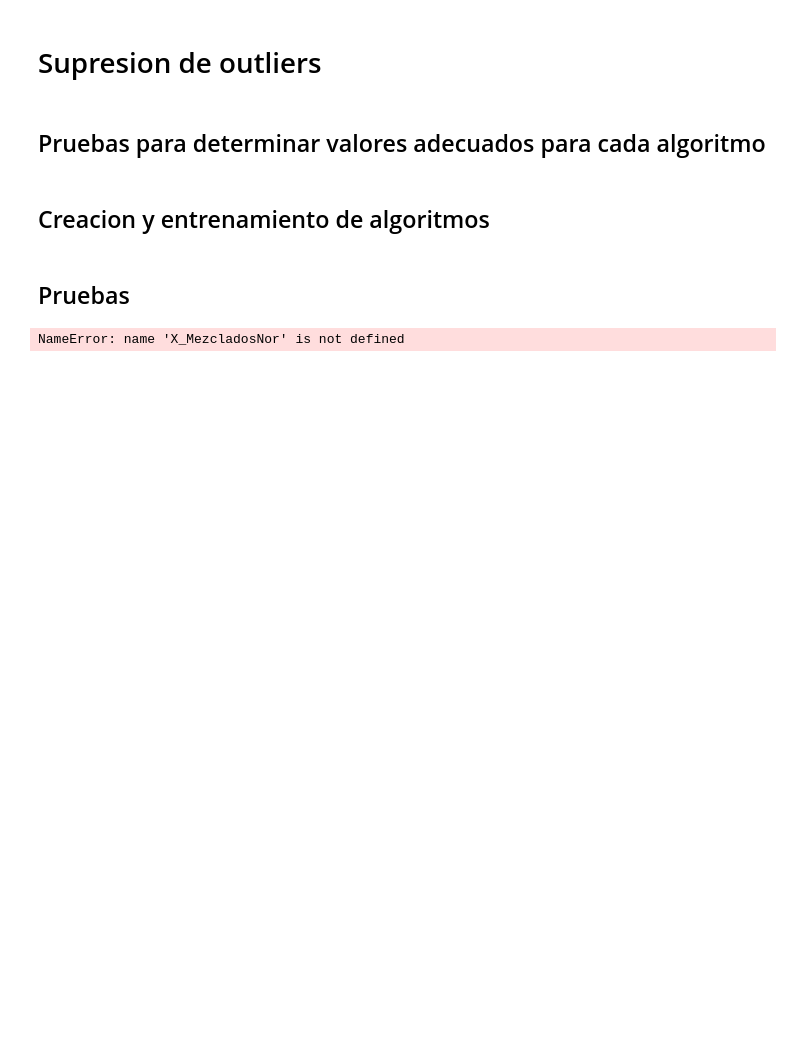
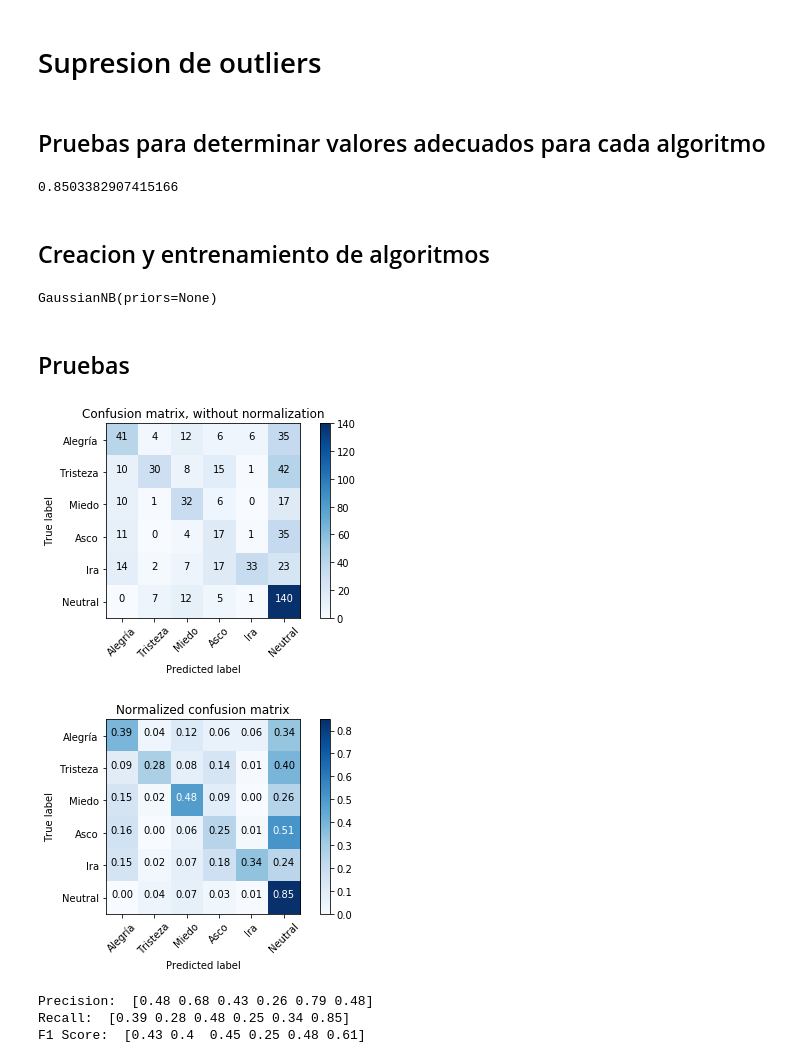
Before and after one commit to MrDevoid/TFG, a Jupyter notebook: Untitled.ipynb, the cells around one changed output. Drawn from its saved outputs; the diff is of its cells as text; code cells hidden in the pictures; blank space fills up the shorter version.

```diff
--- a/Untitled.ipynb
+++ b/Untitled.ipynb
@@ -267,3 +328,11 @@ for i in range(10, 151, 10):
+# %%
+ini = time.time()
+model = GaussianNB([0.17,0.17,0.17,0.17,0.16,0.16])
+scores = cross_val_score(model,X_EspanolNor,y_Espanol,cv=10,scoring='accuracy')
+fin = time.time()
+print(scores.mean())
+# %% [output]
+0.8503382907415166
 # %%
 mejorC = 0
 mejorGamma = 0
@@ -283,16 +352,20 @@ for i in [1, 10, 100, 1000]:
 # %% [markdown]
 ## Creacion y entrenamiento de algoritmos
 # %%
-modelAda = AdaBoostClassifier(n_estimators=bestNumberOfEstimatorsAda)
-modelRandom = RandomForestClassifier(n_estimators=bestNumberOfEstimatorsRFC)
-modelSVC = SVC(kernel='rbf', C=mejorC, gamma=mejorGamma)
-modelGBC = GradientBoostingClassifier(random_state=1, n_estimators=bestNumberOfEstimatorsGBC)
-modelMLP =  MLPClassifier(hidden_layer_sizes=[bestNumNeuronas,bestNumNeuronas,bestNumNeuronas], activation='relu',solver='adam',alpha=bestAlpha,learning_rate_init=bestLearning_rate)
-modelAda.fit(X_EspanolNor,y_Espanol)
-modelRandom.fit(X_EspanolNor,y_Espanol)
-modelSVC.fit(X_EspanolNor,y_Espanol)
-modelGBC.fit(X_EspanolNor,y_Espanol)
-modelMLP.fit(X_EspanolNor,y_Espanol)
+#modelAda = AdaBoostClassifier(n_estimators=bestNumberOfEstimatorsAda)
+#modelRandom = RandomForestClassifier(n_estimators=bestNumberOfEstimatorsRFC)
+#modelSVC = SVC(kernel='rbf', C=mejorC, gamma=mejorGamma)
+#modelGBC = GradientBoostingClassifier(random_state=1, n_estimators=bestNumberOfEstimatorsGBC)
+#modelMLP =  MLPClassifier(hidden_layer_sizes=[bestNumNeuronas1,bestNumNeuronas2,bestNumNeuronas3], activation='relu',solver='adam',alpha=bestAlpha,learning_rate_init=bestLearning_rate)
+modelNB = GaussianNB([0.17,0.17,0.17,0.17,0.16,0.16])
+#modelAda.fit(X_EspanolNor,y_Espanol)
+#modelRandom.fit(X_EspanolNor,y_Espanol)
+#modelSVC.fit(X_EspanolNor,y_Espanol)
+#modelGBC.fit(X_EspanolNor,y_Espanol)
+#modelMLP.fit(X_EspanolNor,y_Espanol)
+modelNB.fit(X_EspanolNor,y_Espanol)
+# %% [output]
+GaussianNB(priors=None)
 # %% [markdown]
 ## Pruebas
 # %%
@@ -300,8 +373,9 @@ X_train, X_test, y_train, y_test = train_test_split(X_MezcladosNor, y_Mezclados,
 class_names = ['Alegría', 'Tristeza', 'Miedo','Asco','Ira','Neutral']
 
 #y_pred = modelSVC.fit(X_train, y_train).predict(X_test)
-y_pred = modelRandom.fit(X_train, y_train).predict(X_test)
+#y_pred = modelRandom.fit(X_train, y_train).predict(X_test)
 #y_pred = modelGBC.fit(X_train, y_train).predict(X_test)
+y_pred = modelNB.fit(X_train,y_train).predict(X_test)
 #
 
 precision, recall, f1Score, _ =precision_recall_fscore_support(y_test,y_pred)
@@ -324,34 +398,38 @@ def plot_confusion_matrix(cm, classes,
     thresh = cm.max() / 2.
     for i, j in itertools.product(range(cm.shape[0]), range(cm.shape[1])):
         plt.text(j, i, format(cm[i, j], fmt),
                  horizontalalignment="center",
                  color="white" if cm[i, j] > thresh else "black")
 
     plt.ylabel('True label')
     plt.xlabel('Predicted label')
     plt.tight_layout()
 
 
 # Compute confusion matrix
 cnf_matrix = confusion_matrix(y_test, y_pred)
 np.set_printoptions(precision=2)
 
 # Plot non-normalized confusion matrix
 plt.figure()
 plot_confusion_matrix(cnf_matrix, classes=class_names,
                       title='Confusion matrix, without normalization')
 
 # Plot normalized confusion matrix
 plt.figure()
 plot_confusion_matrix(cnf_matrix, classes=class_names, normalize=True,
                       title='Normalized confusion matrix')
 
 plt.show()
 print('Precision: ',precision)
 print('Recall: ',recall)
 print('F1 Score: ',f1Score)
 # %% [output]
+[figure, added]
+[figure, added]
-NameError: name 'X_MezcladosNor' is not defined
+Precision:  [0.48 0.68 0.43 0.26 0.79 0.48]
+Recall:  [0.39 0.28 0.48 0.25 0.34 0.85]
+F1 Score:  [0.43 0.4  0.45 0.25 0.48 0.61]
 # %%
 def probar(filename):
     datosPrueba = pd.read_csv(filename, na_values='--undefined--')
```
Also changed, not shown: parts of 8 cells of this notebook.
